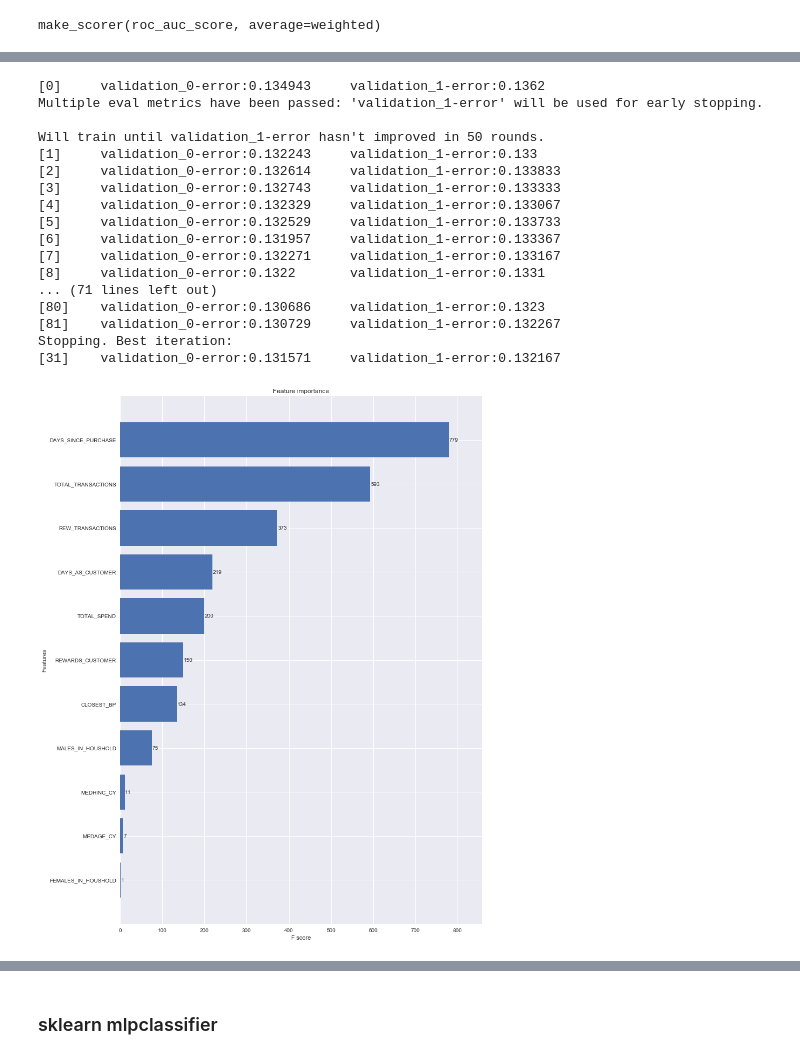
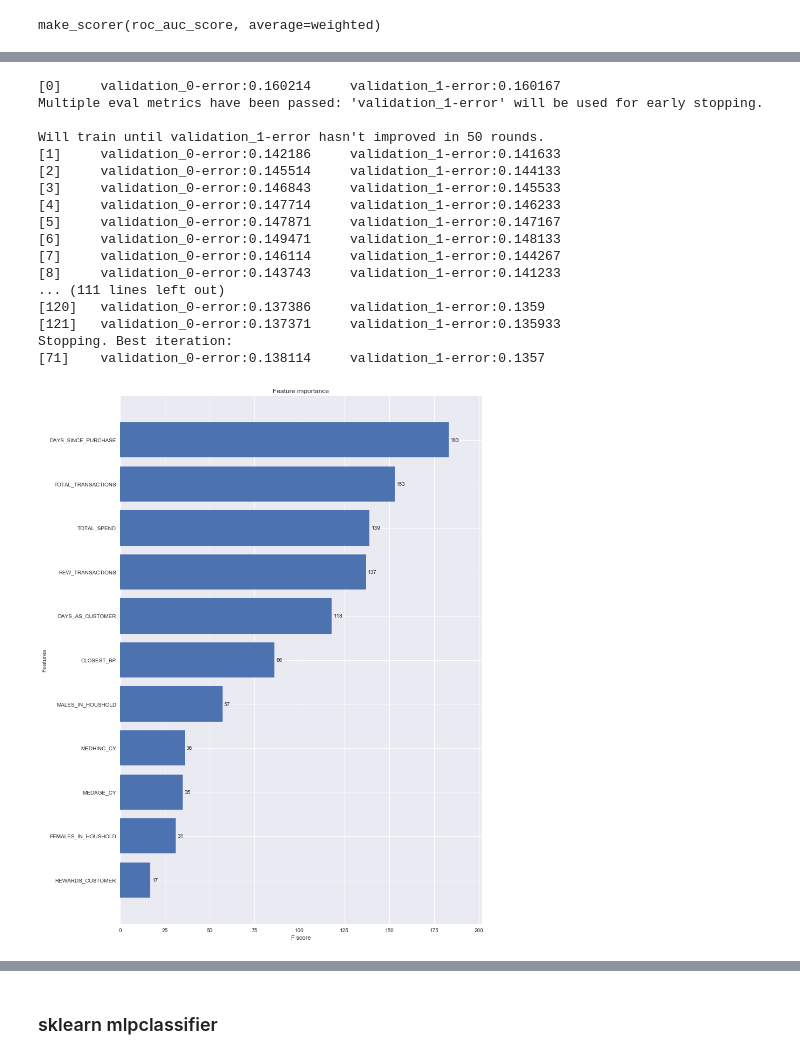
Before and after one commit to FloobtheGreat/IPy_Notebooks, a Jupyter notebook: Analyses/TabModeling.ipynb, the cells around one changed output, grey strips where cells are left out. Drawn from its saved outputs; the diff is of its cells as text; code cells hidden in the pictures.

```diff
--- a/Analyses/TabModeling.ipynb
+++ b/Analyses/TabModeling.ipynb
@@ -373,9 +377,9 @@ gsearch3.grid_scores_, gsearch3.best_params_, gsearch3.best_score_
 xgb2 = xgb.XGBClassifier(
     learning_rate = 0.07,
     n_estimators = 1000,
-    max_depth = 5,
-    min_child_weight = 3,
-    gamma = 0,
+    max_depth = 4,
+    min_child_weight = 4,
+    gamma = 0.4,
     subsample = 0.7,
     colsample_bytree = 0.7,
     objective = 'binary:logistic',
@@ -509,14 +528,14 @@ gsearch7.grid_scores_, gsearch7.best_params_, gsearch7.best_score_
 xgb3 = xgb.XGBClassifier(
     learning_rate = 0.01,
     n_estimators = 1000,
-    max_depth = 5,
-    min_child_weight = 3,
-    gamma = 0,
-    subsample = 0.9,
-    colsample_bytree = 0.95,
+    max_depth = 4,
+    min_child_weight = 4,
+    gamma = 0.4,
+    subsample = 0.4,
+    colsample_bytree = 0.55,
     objective = 'binary:logistic',
     scale_pos_weight = 1,
-    reg_alpha=1e-05,
+    reg_alpha=100,
     seed = 27)
 
 modelfit(xgb3, train_X_std, train_y, collist)
@@ -528,43 +547,43 @@ AUC Score (Train): 0.891004
 # %%
 tuned_model = xgb.XGBClassifier(learning_rate = 0.01,
                         n_estimators = 1000,
-                        max_depth = 5,
-                        min_child_weight = 3,
-                        gamma = 0,
-                        subsample = 0.9,
-                        colsample_bytree = 0.95,
+                        max_depth = 4,
+                        min_child_weight = 4,
+                        gamma = 0.4,
+                        subsample = 0.4,
+                        colsample_bytree = 0.5,
                         objective = 'binary:logistic',
                         scale_pos_weight = 1,
-                        reg_alpha=1e-05,
+                        reg_alpha=100,
                         seed = 27)
 fitted = tuned_model.fit(train_X_std, train_y,
                  eval_set=[(train_X_std, train_y), (test_X_std, test_y)],
                  eval_metric='error',
                  early_stopping_rounds=50,
                  verbose=True)
 
 fig, ax = plt.subplots(figsize=(12,18))
 xgb.plot_importance(fitted, height=0.8, ax=ax)
 plt.show()
 # %% [output]
-[0]     validation_0-error:0.134943     validation_1-error:0.1362
+[0]     validation_0-error:0.160214     validation_1-error:0.160167
 Multiple eval metrics have been passed: 'validation_1-error' will be used for early stopping.
 
 Will train until validation_1-error hasn't improved in 50 rounds.
-[1]     validation_0-error:0.132243     validation_1-error:0.133
-[2]     validation_0-error:0.132614     validation_1-error:0.133833
-[3]     validation_0-error:0.132743     validation_1-error:0.133333
-[4]     validation_0-error:0.132329     validation_1-error:0.133067
-[5]     validation_0-error:0.132529     validation_1-error:0.133733
-[6]     validation_0-error:0.131957     validation_1-error:0.133367
-[7]     validation_0-error:0.132271     validation_1-error:0.133167
-[8]     validation_0-error:0.1322       validation_1-error:0.1331
-... (71 lines left out)
-[80]    validation_0-error:0.130686     validation_1-error:0.1323
-[81]    validation_0-error:0.130729     validation_1-error:0.132267
+[1]     validation_0-error:0.142186     validation_1-error:0.141633
+[2]     validation_0-error:0.145514     validation_1-error:0.144133
+[3]     validation_0-error:0.146843     validation_1-error:0.145533
+[4]     validation_0-error:0.147714     validation_1-error:0.146233
+[5]     validation_0-error:0.147871     validation_1-error:0.147167
+[6]     validation_0-error:0.149471     validation_1-error:0.148133
+[7]     validation_0-error:0.146114     validation_1-error:0.144267
+[8]     validation_0-error:0.143743     validation_1-error:0.141233
+... (111 lines left out)
+[120]   validation_0-error:0.137386     validation_1-error:0.1359
+[121]   validation_0-error:0.137371     validation_1-error:0.135933
 Stopping. Best iteration:
-[31]    validation_0-error:0.131571     validation_1-error:0.132167
+[71]    validation_0-error:0.138114     validation_1-error:0.1357
-[figure, old version]
+[figure, new version]
 # %%
 pred_y = fitted.predict(test_X_std)
 
```
Also changed, not shown: parts of 10 cells of this notebook.
